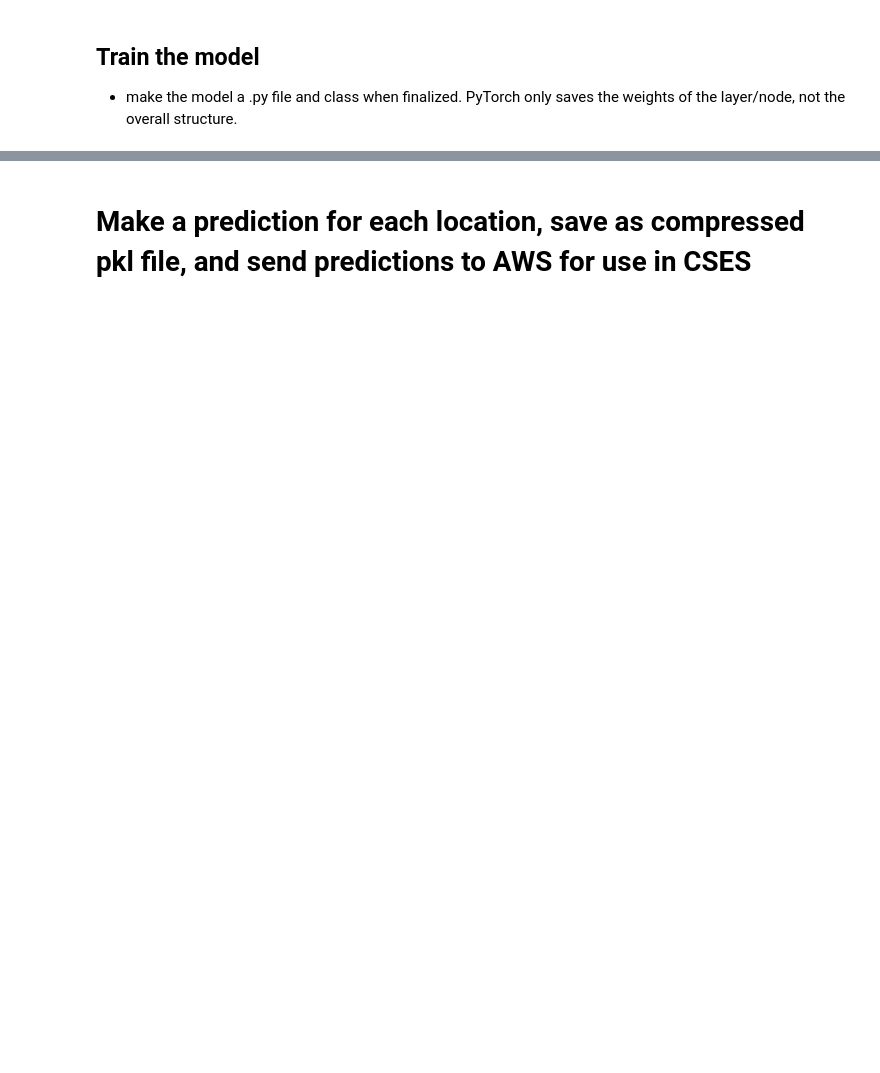
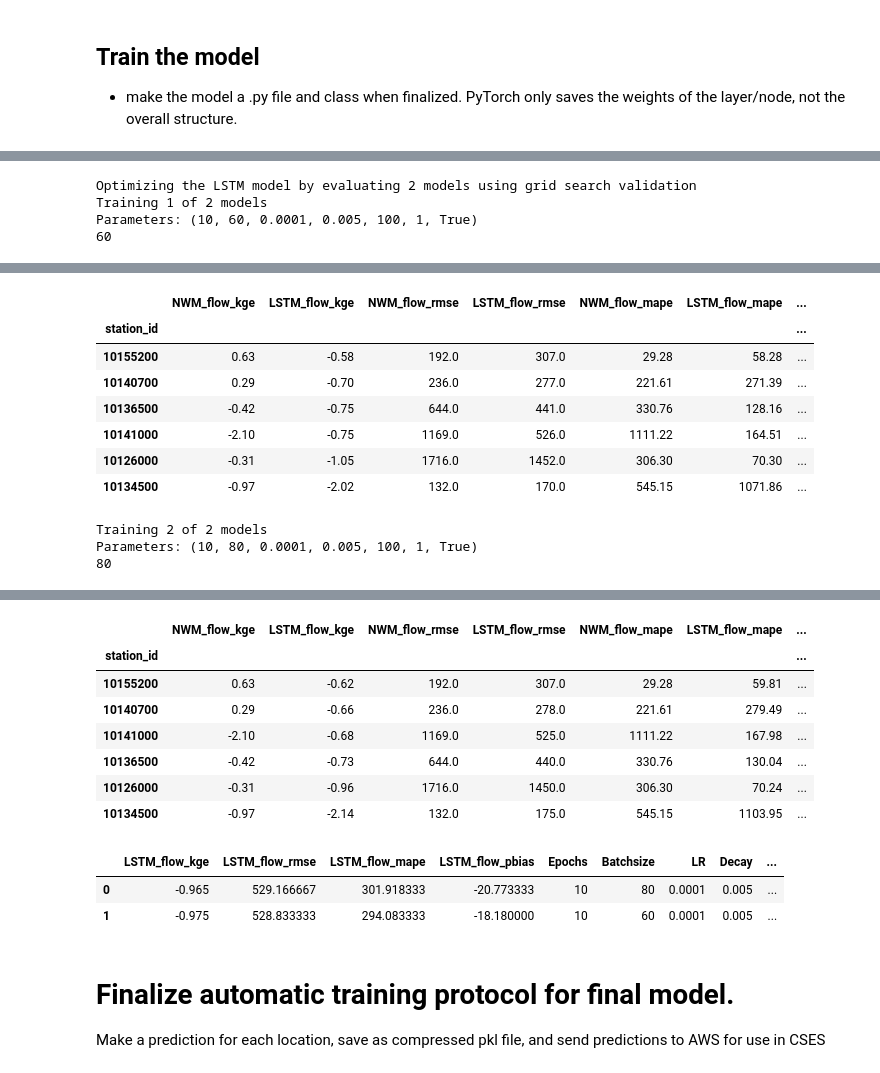
Before and after one commit to whitelightning450/NWM_ML, a Jupyter notebook: RJ/ModelDevelopment/lstm.ipynb, the cells around one changed output, grey strips where cells are left out. Cells and saved outputs as stored; diff of their text form; code cells hidden in the pictures; blank space fills up the shorter version.

Commit message:
Build LSTM optimizer

```diff
--- a/RJ/ModelDevelopment/lstm.ipynb
+++ b/RJ/ModelDevelopment/lstm.ipynb
@@ -260,15 +199,0 @@ The choice of output activation is important, and knowledge of how your outputs
-# %%
-#split data into train/test - note, for LSTM there is not need to randomize the split - hmmmmmmmmm
-#add scaler option - minmax standard
-x_train_scaled_t, X_test_dic, y_train_scaled_t, y_test_dic = lstm_dataprocessing.Multisite_DataProcessing(df,
-                                                                                   input_columns,
-                                                                                   target,
-                                                                                   lookback,
-                                                                                   test_years,
-                                                                                   x_scaler_path,
-                                                                                   y_scaler_path,
-                                                                                   random_shuffle = True)
-# maybe adjust to have x - timesteps in a row, way to only use lookback for timeseries changes (and different time series, e.g., stream/snow),
-#Different dataframe set up for static catchment features
-
-print(x_train_scaled_t.shape, y_train_scaled_t.shape)
@@ -338,0 +266,40 @@ Run Time: 0.4342179377873739 minutes
+# %%
+#Train the model
+# Assuming you have your data loaded into NumPy arrays as x_train_scaled, y_train_scaled, x_test_scaled, y_test_scaled, x_scaled, y_scaled
+# parameters
+epochs = [10] #early stopping - Savalan is lookin into it
+batch_size = [60,80]
+learning_rate = [0.0001] #initial rate
+decay = [0.005] #reduces to
+neurons = [100]
+num_layers = [1]
+shuffle = [True]
+bidirectional = [True]
+input_shape = x_train_scaled_t.shape[2]
+supply = False
+loss_func = nn.MSELoss()
+
+training_params = epochs, batch_size, learning_rate, decay, neurons, num_layers, bidirectional
+model_params = bidirectional, input_shape, neurons, num_layers
+
+GS_Eval_DF, GS_Eval_dict = lstm_model.LSTM_optimization(training_params,
+                            loss_func,
+                            x_train_scaled_t,
+                            y_train_scaled_t,
+                            shuffle,
+                            model_path,
+                            modelname,
+                            model_params,
+                            test_years,
+                            df,
+                            X_test_dic,
+                            input_shape,
+                            StreamStats,
+                            supply)
+
+GS_Eval_DF
+# %% [output]
+Optimizing the LSTM model by evaluating 2 models using grid search validation
+Training 1 of 2 models
+Parameters: (10, 60, 0.0001, 0.005, 100, 1, True)
+60
@@ -338,0 +318,11 @@ Run Time: 0.4342179377873739 minutes
+|  | NWM_flow_kge | LSTM_flow_kge | NWM_flow_rmse | LSTM_flow_rmse | NWM_flow_mape | LSTM_flow_mape | ... |
+| station_id |  |  |  |  |  |  | ... |
+| 10155200 | 0.63 | -0.58 | 192.0 | 307.0 | 29.28 | 58.28 | ... |
+| 10140700 | 0.29 | -0.70 | 236.0 | 277.0 | 221.61 | 271.39 | ... |
+| 10136500 | -0.42 | -0.75 | 644.0 | 441.0 | 330.76 | 128.16 | ... |
+| 10141000 | -2.10 | -0.75 | 1169.0 | 526.0 | 1111.22 | 164.51 | ... |
+| 10126000 | -0.31 | -1.05 | 1716.0 | 1452.0 | 306.30 | 70.30 | ... |
+| 10134500 | -0.97 | -2.02 | 132.0 | 170.0 | 545.15 | 1071.86 | ... |
+Training 2 of 2 models
+Parameters: (10, 80, 0.0001, 0.005, 100, 1, True)
+80
@@ -339,2 +341,14 @@ Run Time: 0.4342179377873739 minutes
+|  | NWM_flow_kge | LSTM_flow_kge | NWM_flow_rmse | LSTM_flow_rmse | NWM_flow_mape | LSTM_flow_mape | ... |
+| station_id |  |  |  |  |  |  | ... |
+| 10155200 | 0.63 | -0.62 | 192.0 | 307.0 | 29.28 | 59.81 | ... |
+| 10140700 | 0.29 | -0.66 | 236.0 | 278.0 | 221.61 | 279.49 | ... |
+| 10141000 | -2.10 | -0.68 | 1169.0 | 525.0 | 1111.22 | 167.98 | ... |
+| 10136500 | -0.42 | -0.73 | 644.0 | 440.0 | 330.76 | 130.04 | ... |
+| 10126000 | -0.31 | -0.96 | 1716.0 | 1450.0 | 306.30 | 70.24 | ... |
+| 10134500 | -0.97 | -2.14 | 132.0 | 175.0 | 545.15 | 1103.95 | ... |
+|  | LSTM_flow_kge | LSTM_flow_rmse | LSTM_flow_mape | LSTM_flow_pbias | Epochs | Batchsize | LR | Decay | ... |
+| 0 | -0.965 | 529.166667 | 301.918333 | -20.773333 | 10 | 80 | 0.0001 | 0.005 | ... |
+| 1 | -0.975 | 528.833333 | 294.083333 | -18.180000 | 10 | 60 | 0.0001 | 0.005 | ... |
 # %% [markdown]
-# Make a prediction for each location, save as compressed pkl file, and send predictions to AWS for use in CSES
+# Finalize automatic training protocol for final model.
+Make a prediction for each location, save as compressed pkl file, and send predictions to AWS for use in CSES
```
Also changed, not shown: parts of 18 cells of this notebook, 12 other files.
